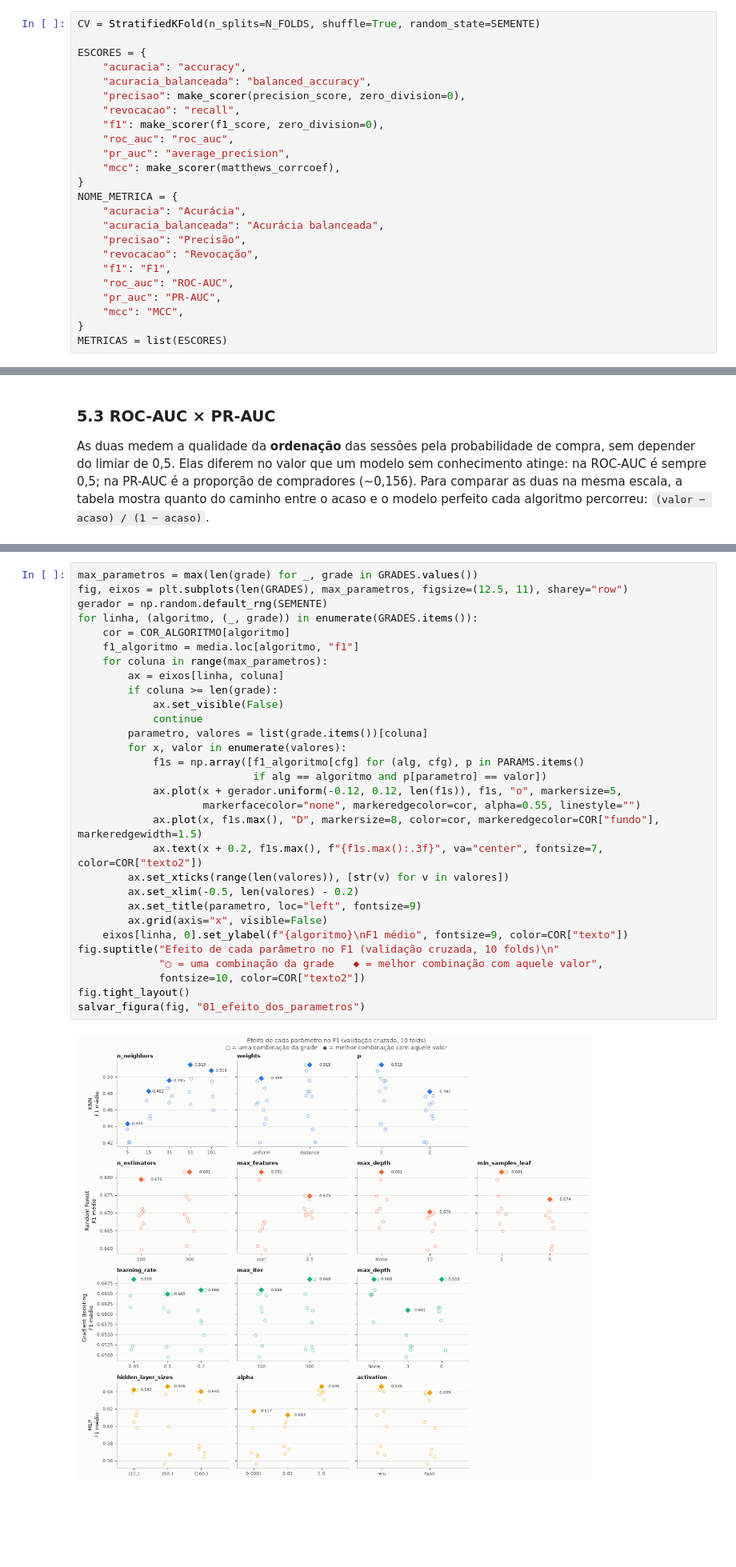
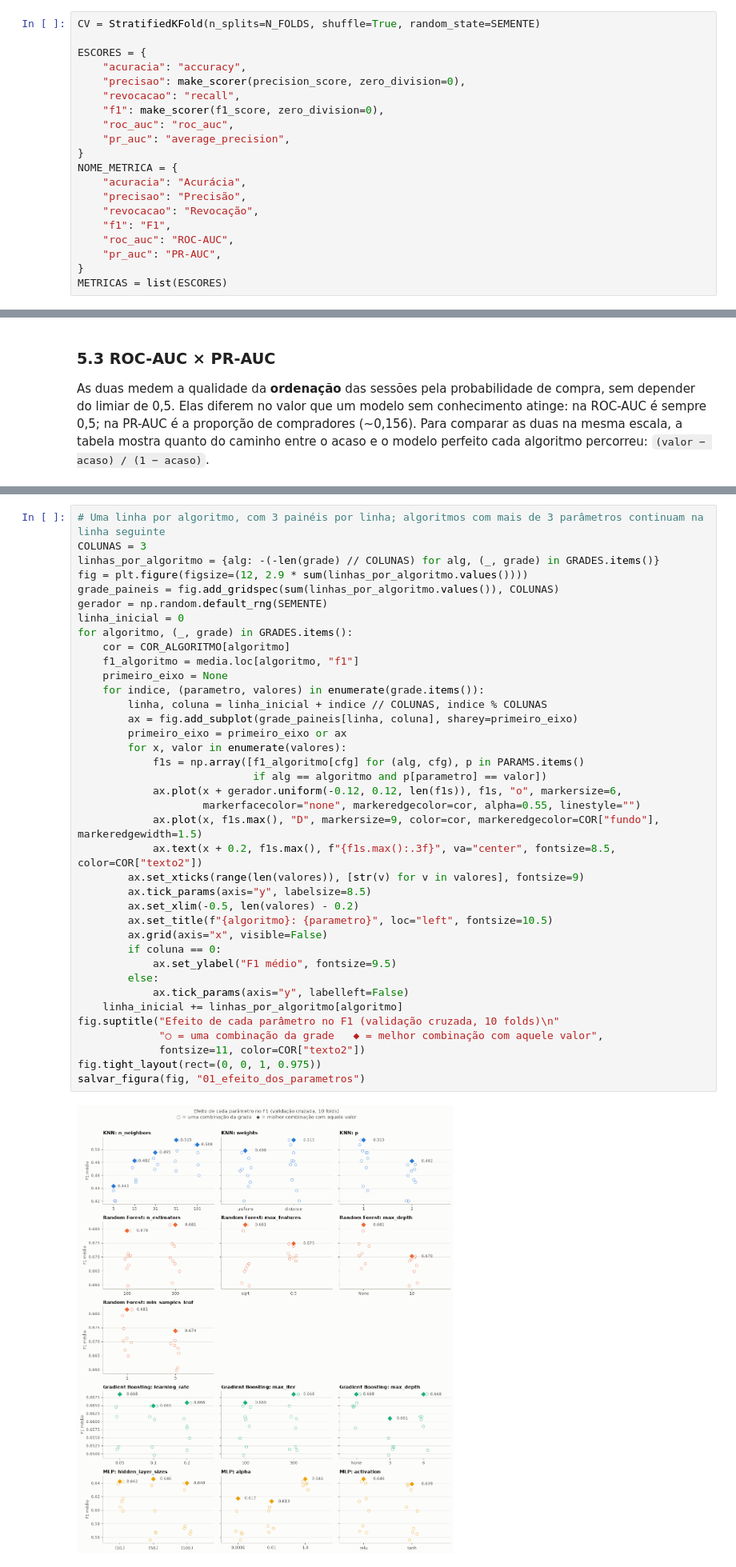
Before and after one commit to diogovcastro/purchasing-intention, a Jupyter notebook: 03_classificacao/classificacao.ipynb, the cells around one changed output, grey strips where cells are left out. Shown at 80% size. Cells and saved outputs as stored; diff of their text form; blank space fills up the shorter version.

```diff
--- a/03_classificacao/classificacao.ipynb
+++ b/03_classificacao/classificacao.ipynb
@@ -159,23 +158,19 @@ CV = StratifiedKFold(n_splits=N_FOLDS, shuffle=True, random_state=SEMENTE)
 
 ESCORES = {
     "acuracia": "accuracy",
-    "acuracia_balanceada": "balanced_accuracy",
     "precisao": make_scorer(precision_score, zero_division=0),
     "revocacao": "recall",
     "f1": make_scorer(f1_score, zero_division=0),
     "roc_auc": "roc_auc",
     "pr_auc": "average_precision",
-    "mcc": make_scorer(matthews_corrcoef),
 }
 NOME_METRICA = {
     "acuracia": "Acurácia",
-    "acuracia_balanceada": "Acurácia balanceada",
     "precisao": "Precisão",
     "revocacao": "Revocação",
     "f1": "F1",
     "roc_auc": "ROC-AUC",
     "pr_auc": "PR-AUC",
-    "mcc": "MCC",
 }
 METRICAS = list(ESCORES)
 # %% [markdown]
@@ -472,37 +468,45 @@ Cada linha do gráfico é um algoritmo e cada painel é um parâmetro da grade.
 combinações que usam aquele valor, e o losango é a melhor delas. Se os losangos de um painel ficam na mesma
 altura, o parâmetro pouco importa. Se mudam de altura, o parâmetro altera o resultado.
 # %%
-max_parametros = max(len(grade) for _, grade in GRADES.values())
-fig, eixos = plt.subplots(len(GRADES), max_parametros, figsize=(12.5, 11), sharey="row")
+# Uma linha por algoritmo, com 3 painéis por linha; algoritmos com mais de 3 parâmetros continuam na linha seguinte
+COLUNAS = 3
+linhas_por_algoritmo = {alg: -(-len(grade) // COLUNAS) for alg, (_, grade) in GRADES.items()}
+fig = plt.figure(figsize=(12, 2.9 * sum(linhas_por_algoritmo.values())))
+grade_paineis = fig.add_gridspec(sum(linhas_por_algoritmo.values()), COLUNAS)
 gerador = np.random.default_rng(SEMENTE)
-for linha, (algoritmo, (_, grade)) in enumerate(GRADES.items()):
+linha_inicial = 0
+for algoritmo, (_, grade) in GRADES.items():
     cor = COR_ALGORITMO[algoritmo]
     f1_algoritmo = media.loc[algoritmo, "f1"]
-    for coluna in range(max_parametros):
-        ax = eixos[linha, coluna]
-        if coluna >= len(grade):
-            ax.set_visible(False)
-            continue
-        parametro, valores = list(grade.items())[coluna]
+    primeiro_eixo = None
+    for indice, (parametro, valores) in enumerate(grade.items()):
+        linha, coluna = linha_inicial + indice // COLUNAS, indice % COLUNAS
+        ax = fig.add_subplot(grade_paineis[linha, coluna], sharey=primeiro_eixo)
+        primeiro_eixo = primeiro_eixo or ax
         for x, valor in enumerate(valores):
             f1s = np.array([f1_algoritmo[cfg] for (alg, cfg), p in PARAMS.items()
                             if alg == algoritmo and p[parametro] == valor])
-            ax.plot(x + gerador.uniform(-0.12, 0.12, len(f1s)), f1s, "o", markersize=5,
+            ax.plot(x + gerador.uniform(-0.12, 0.12, len(f1s)), f1s, "o", markersize=6,
                     markerfacecolor="none", markeredgecolor=cor, alpha=0.55, linestyle="")
-            ax.plot(x, f1s.max(), "D", markersize=8, color=cor, markeredgecolor=COR["fundo"], markeredgewidth=1.5)
-            ax.text(x + 0.2, f1s.max(), f"{f1s.max():.3f}", va="center", fontsize=7, color=COR["texto2"])
-        ax.set_xticks(range(len(valores)), [str(v) for v in valores])
+            ax.plot(x, f1s.max(), "D", markersize=9, color=cor, markeredgecolor=COR["fundo"], markeredgewidth=1.5)
+            ax.text(x + 0.2, f1s.max(), f"{f1s.max():.3f}", va="center", fontsize=8.5, color=COR["texto2"])
+        ax.set_xticks(range(len(valores)), [str(v) for v in valores], fontsize=9)
+        ax.tick_params(axis="y", labelsize=8.5)
         ax.set_xlim(-0.5, len(valores) - 0.2)
-        ax.set_title(parametro, loc="left", fontsize=9)
+        ax.set_title(f"{algoritmo}: {parametro}", loc="left", fontsize=10.5)
         ax.grid(axis="x", visible=False)
-    eixos[linha, 0].set_ylabel(f"{algoritmo}\nF1 médio", fontsize=9, color=COR["texto"])
+        if coluna == 0:
+            ax.set_ylabel("F1 médio", fontsize=9.5)
+        else:
+            ax.tick_params(axis="y", labelleft=False)
+    linha_inicial += linhas_por_algoritmo[algoritmo]
 fig.suptitle("Efeito de cada parâmetro no F1 (validação cruzada, 10 folds)\n"
              "○ = uma combinação da grade   ◆ = melhor combinação com aquele valor",
-             fontsize=10, color=COR["texto2"])
-fig.tight_layout()
+             fontsize=11, color=COR["texto2"])
+fig.tight_layout(rect=(0, 0, 1, 0.975))
 salvar_figura(fig, "01_efeito_dos_parametros")
 # %% [output]
-[figure, old version]
+[figure, new version]
 # %% [markdown]
 ### 6.2 Os parâmetros mudam o resultado?
 
```
Also changed, not shown: parts of 5 cells of this notebook, 8 other files.
